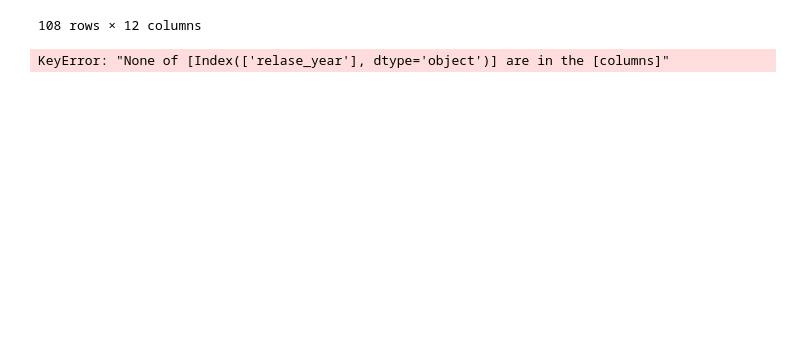
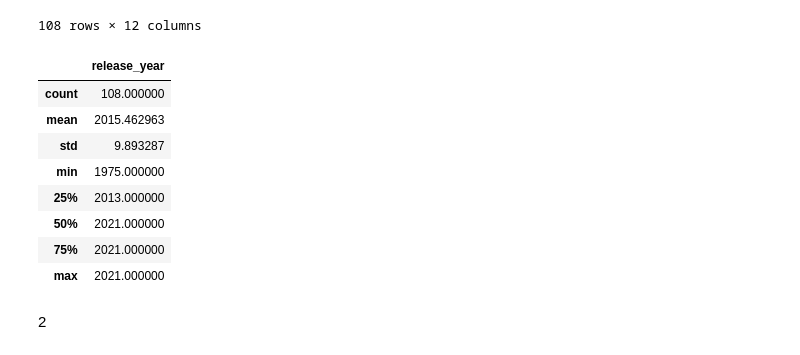
Before and after one commit to williamcolliins/Bootcamp_DataAnalyst, a Jupyter notebook: pertemuan13.ipynb, the cells around one changed output. Cells and saved outputs as stored; diff of their text form; code cells hidden in the pictures; blank space fills up the shorter version.

```diff
--- a/pertemuan13.ipynb
+++ b/pertemuan13.ipynb
@@ -521,6 +523,16 @@ data
 | 107 | s99 | TV Show | Octonauts: Above & Beyond | NaN | Antonio Aakeel, Chipo Chung, Simo... | United Kingdom | 2021-09-07 | 2021 | TV-Y | 1 Season | ... |
 108 rows × 12 columns
 # %%
-data[['relase_year']].describe()
+data[['release_year']].describe()
 # %% [output]
-KeyError: "None of [Index(['relase_year'], dtype='object')] are in the [columns]"
+|  | release_year |
+| count | 108.000000 |
+| mean | 2015.462963 |
+| std | 9.893287 |
+| min | 1975.000000 |
+| 25% | 2013.000000 |
+| 50% | 2021.000000 |
+| 75% | 2021.000000 |
+| max | 2021.000000 |
+# %% [markdown]
+2
```
Also changed, not shown: parts of 4 cells of this notebook.
